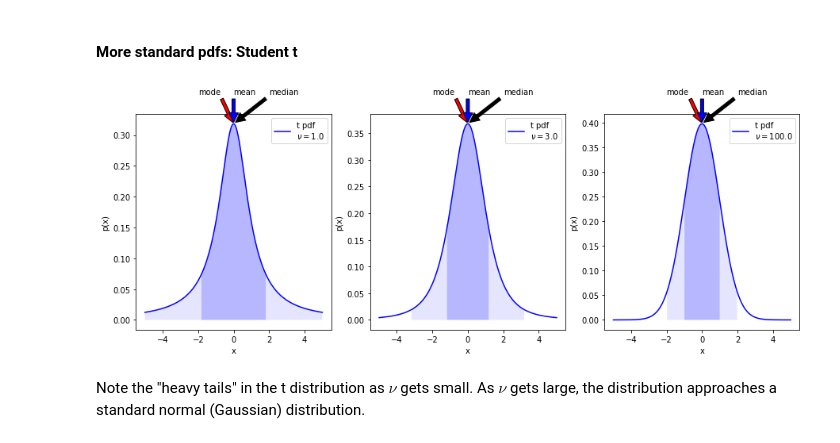
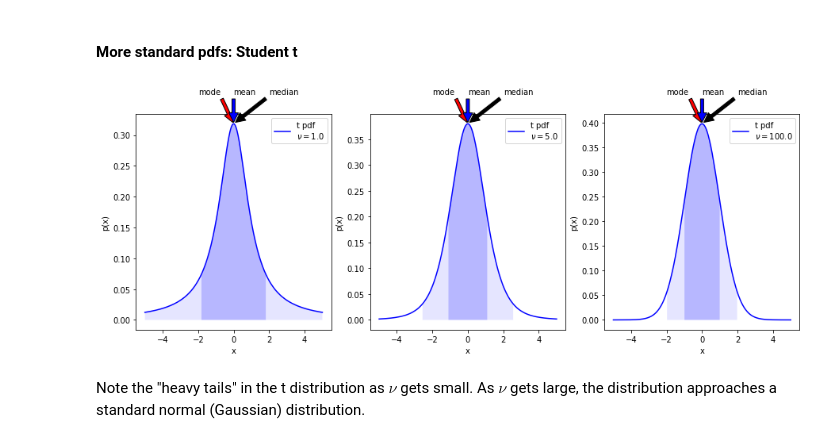
Before and after one commit to furnstahl/Bayes_for_physicists, a Jupyter notebook: Bayesian_Statistics_for_Physicists/Bayesian_statistics_for_physicists_v3.ipynb, the cells around one changed output. Cells and saved outputs as stored; diff of their text form; code cells hidden in the pictures.

```diff
--- a/Bayesian_Statistics_for_Physicists/Bayesian_statistics_for_physicists_v3.ipynb
+++ b/Bayesian_Statistics_for_Physicists/Bayesian_statistics_for_physicists_v3.ipynb
@@ -234,27 +234,27 @@ The 68%/95% probability regions are shown in dark/light shading.  When applied t
 # %%
 %matplotlib inline
 
 # Make some plots of the Student t distribution
 plt.figure(figsize=(15,5))
 
 x_t = np.linspace(-5, 5, 500)
 
 nu1 = 1
 t1_dist = stats.t(nu1) # the Student t distribution
 t1_label='t pdf' + '\n' + r'$\nu=${:1.1f}'.format(nu1)
 dist_plot(t1_label, x_t, t1_dist, 1)
 
-nu2 = 3
+nu2 = 5
 t2_dist = stats.t(nu2) # the Student t distribution
 t2_label='t pdf' + '\n' + r'$\nu=${:1.1f}'.format(nu2)
 dist_plot(t2_label, x_t, t2_dist, 2)
 
 nu3 = 100
 t3_dist = stats.t(nu3) # the Student t distribution
 t3_label='t pdf' + '\n' + r'$\nu=${:1.1f}'.format(nu3)
 dist_plot(t3_label, x_t, t3_dist, 3)
 # %% [output]
-[figure, old version]
+[figure, new version]
 # %% [markdown]
 Note the "heavy tails" in the t distribution as $\nu$ gets small.  As $\nu$ gets large, the distribution approaches a standard normal (Gaussian) distribution.
 # %% [markdown]
```
Also changed, not shown: parts of 4 cells of this notebook.
